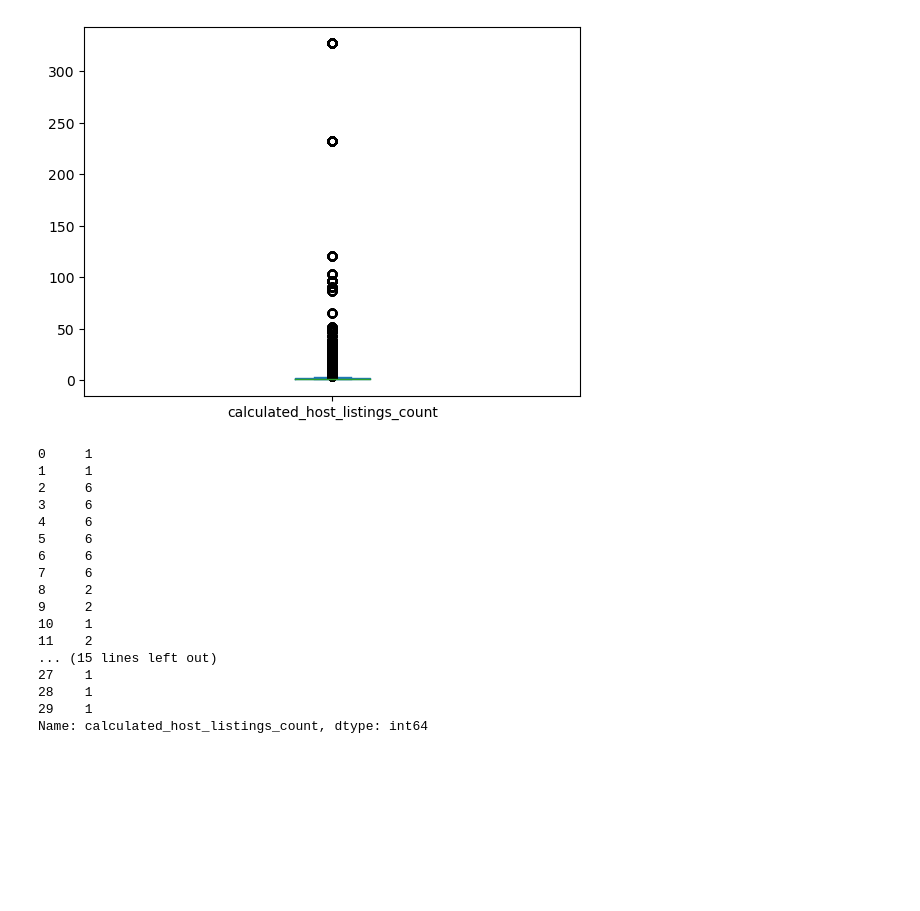
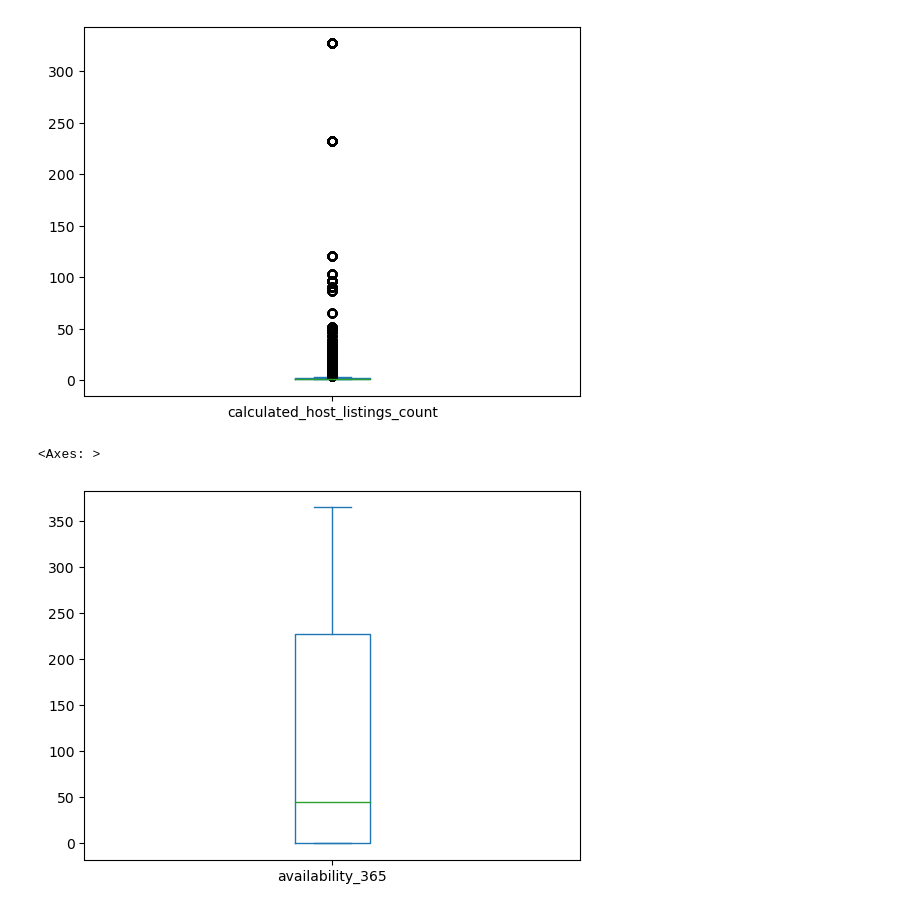
Before and after one commit to sagarbarge/Airbnb_NYC_Storytelling, a Jupyter notebook: Airbnb_NYC_Storytelling.ipynb, the cells around one changed output. Saved outputs shown, nothing was run; the diff lists cells and outputs as text; code cells hidden in the pictures; blank space fills up the shorter version.

```diff
--- a/Airbnb_NYC_Storytelling.ipynb
+++ b/Airbnb_NYC_Storytelling.ipynb
@@ -373,23 +391,8 @@ df.calculated_host_listings_count.plot.box()
 # %% [output]
 <Axes: >
 [figure]
-# %%
-df.calculated_host_listings_count.head(30)
-# %% [output]
-0     1
-1     1
-2     6
-3     6
-4     6
-5     6
-6     6
-7     6
-8     2
-9     2
-10    1
-11    2
-... (15 lines left out)
-27    1
-28    1
-29    1
-Name: calculated_host_listings_count, dtype: int64
+# %%
+df.availability_365.plot.box()
+# %% [output]
+<Axes: >
+[figure, added]
```
Also changed, not shown: parts of 25 cells of this notebook, 20 other files.
